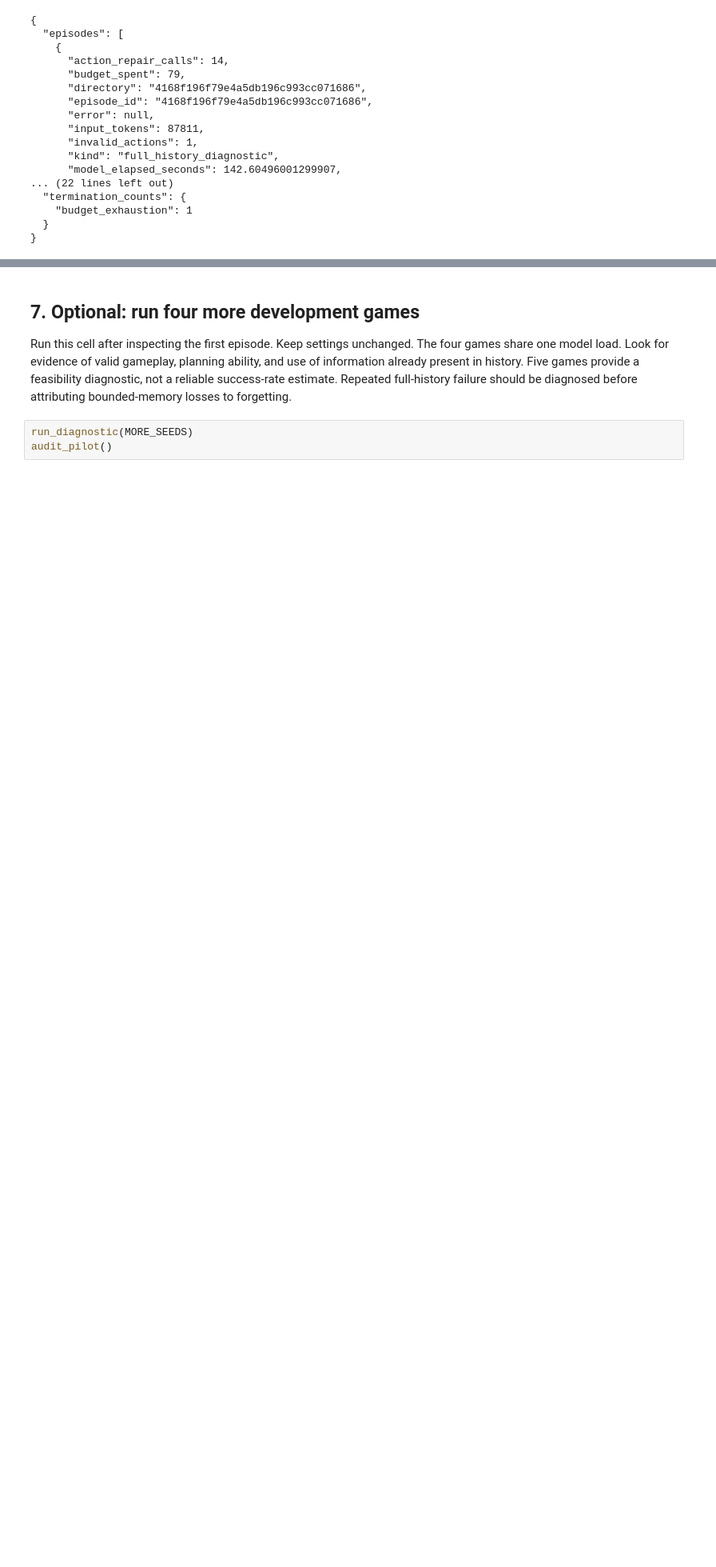
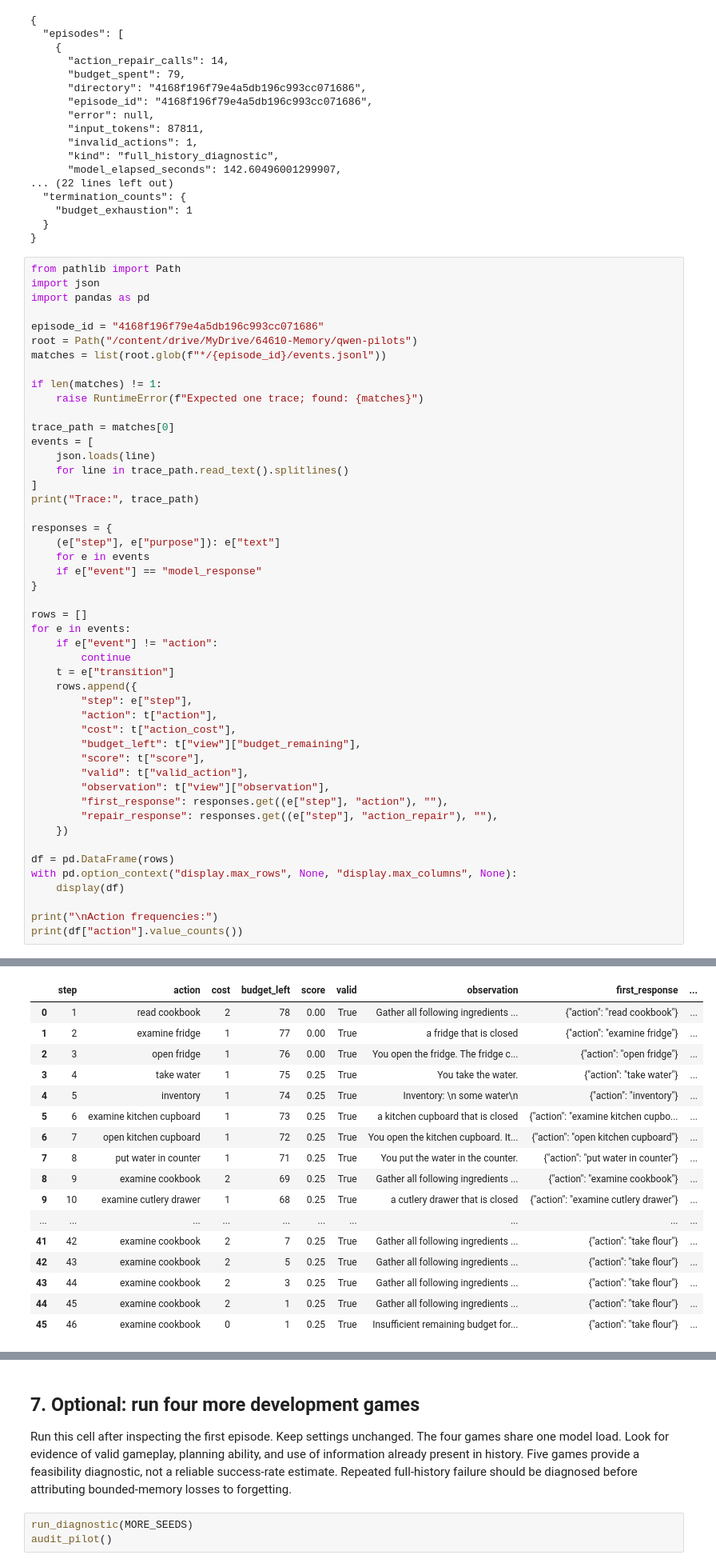
Before and after one commit to sebace05/64610-Memory, a Jupyter notebook: notebooks/qwen_colab.ipynb, the cells around one changed output, grey strips where cells are left out. Shown at 80% size. Cells and saved outputs as stored; diff of their text form; blank space fills up the shorter version.

```diff
--- a/notebooks/qwen_colab.ipynb
+++ b/notebooks/qwen_colab.ipynb
@@ -192,3 +194,52 @@ audit_pilot()
     "budget_exhaustion": 1
   }
 }
+# %%
+from pathlib import Path
+import json
+import pandas as pd
+
+episode_id = "4168f196f79e4a5db196c993cc071686"
+root = Path("/content/drive/MyDrive/64610-Memory/qwen-pilots")
+matches = list(root.glob(f"*/{episode_id}/events.jsonl"))
+
+if len(matches) != 1:
+    raise RuntimeError(f"Expected one trace; found: {matches}")
+
+trace_path = matches[0]
+events = [
+    json.loads(line)
+    for line in trace_path.read_text().splitlines()
+]
+print("Trace:", trace_path)
+
+responses = {
+    (e["step"], e["purpose"]): e["text"]
+    for e in events
+    if e["event"] == "model_response"
+}
+
+rows = []
+for e in events:
+    if e["event"] != "action":
+        continue
+    t = e["transition"]
+    rows.append({
+        "step": e["step"],
+        "action": t["action"],
+        "cost": t["action_cost"],
+        "budget_left": t["view"]["budget_remaining"],
+        "score": t["score"],
+        "valid": t["valid_action"],
+        "observation": t["view"]["observation"],
+        "first_response": responses.get((e["step"], "action"), ""),
+        "repair_response": responses.get((e["step"], "action_repair"), ""),
+    })
+
+df = pd.DataFrame(rows)
+with pd.option_context("display.max_rows", None, "display.max_columns", None):
+    display(df)
+
+print("\nAction frequencies:")
+print(df["action"].value_counts())
+# %% [output]
@@ -194,0 +247,17 @@ audit_pilot()
+|  | step | action | cost | budget_left | score | valid | observation | first_response | ... |
+| 0 | 1 | read cookbook | 2 | 78 | 0.00 | True | Gather all following ingredients ... | {"action": "read cookbook"} | ... |
+| 1 | 2 | examine fridge | 1 | 77 | 0.00 | True | a fridge that is closed | {"action": "examine fridge"} | ... |
+| 2 | 3 | open fridge | 1 | 76 | 0.00 | True | You open the fridge. The fridge c... | {"action": "open fridge"} | ... |
+| 3 | 4 | take water | 1 | 75 | 0.25 | True | You take the water. | {"action": "take water"} | ... |
+| 4 | 5 | inventory | 1 | 74 | 0.25 | True | Inventory: \n some water\n | {"action": "inventory"} | ... |
+| 5 | 6 | examine kitchen cupboard | 1 | 73 | 0.25 | True | a kitchen cupboard that is closed | {"action": "examine kitchen cupbo... | ... |
+| 6 | 7 | open kitchen cupboard | 1 | 72 | 0.25 | True | You open the kitchen cupboard. It... | {"action": "open kitchen cupboard"} | ... |
+| 7 | 8 | put water in counter | 1 | 71 | 0.25 | True | You put the water in the counter. | {"action": "put water in counter"} | ... |
+| 8 | 9 | examine cookbook | 2 | 69 | 0.25 | True | Gather all following ingredients ... | {"action": "examine cookbook"} | ... |
+| 9 | 10 | examine cutlery drawer | 1 | 68 | 0.25 | True | a cutlery drawer that is closed | {"action": "examine cutlery drawer"} | ... |
+| ... | ... | ... | ... | ... | ... | ... | ... | ... | ... |
+| 41 | 42 | examine cookbook | 2 | 7 | 0.25 | True | Gather all following ingredients ... | {"action": "take flour"} | ... |
+| 42 | 43 | examine cookbook | 2 | 5 | 0.25 | True | Gather all following ingredients ... | {"action": "take flour"} | ... |
+| 43 | 44 | examine cookbook | 2 | 3 | 0.25 | True | Gather all following ingredients ... | {"action": "take flour"} | ... |
+| 44 | 45 | examine cookbook | 2 | 1 | 0.25 | True | Gather all following ingredients ... | {"action": "take flour"} | ... |
+| 45 | 46 | examine cookbook | 0 | 1 | 0.25 | True | Insufficient remaining budget for... | {"action": "take flour"} | ... |
```
Also changed, not shown: parts of 4 cells of this notebook.
